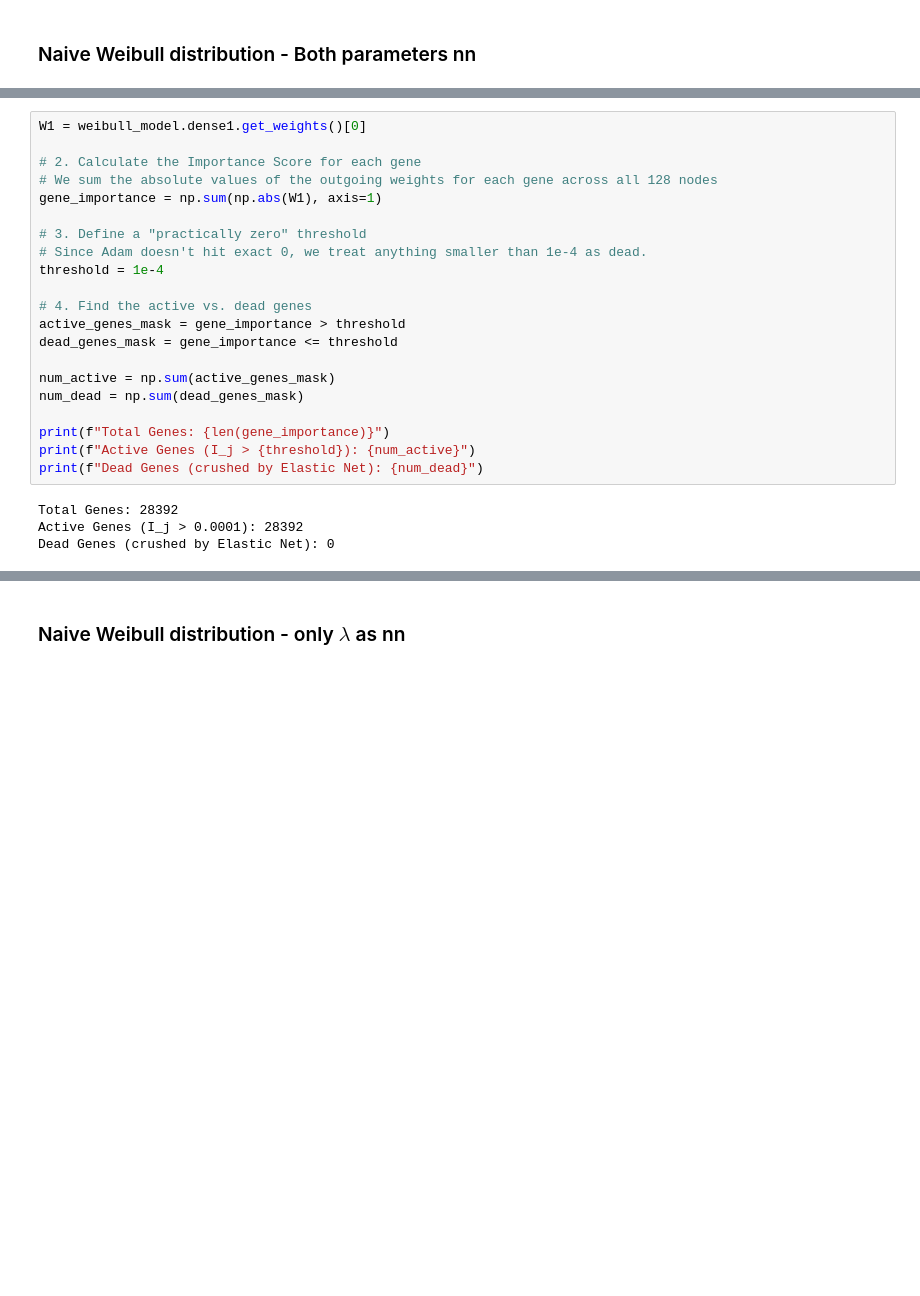
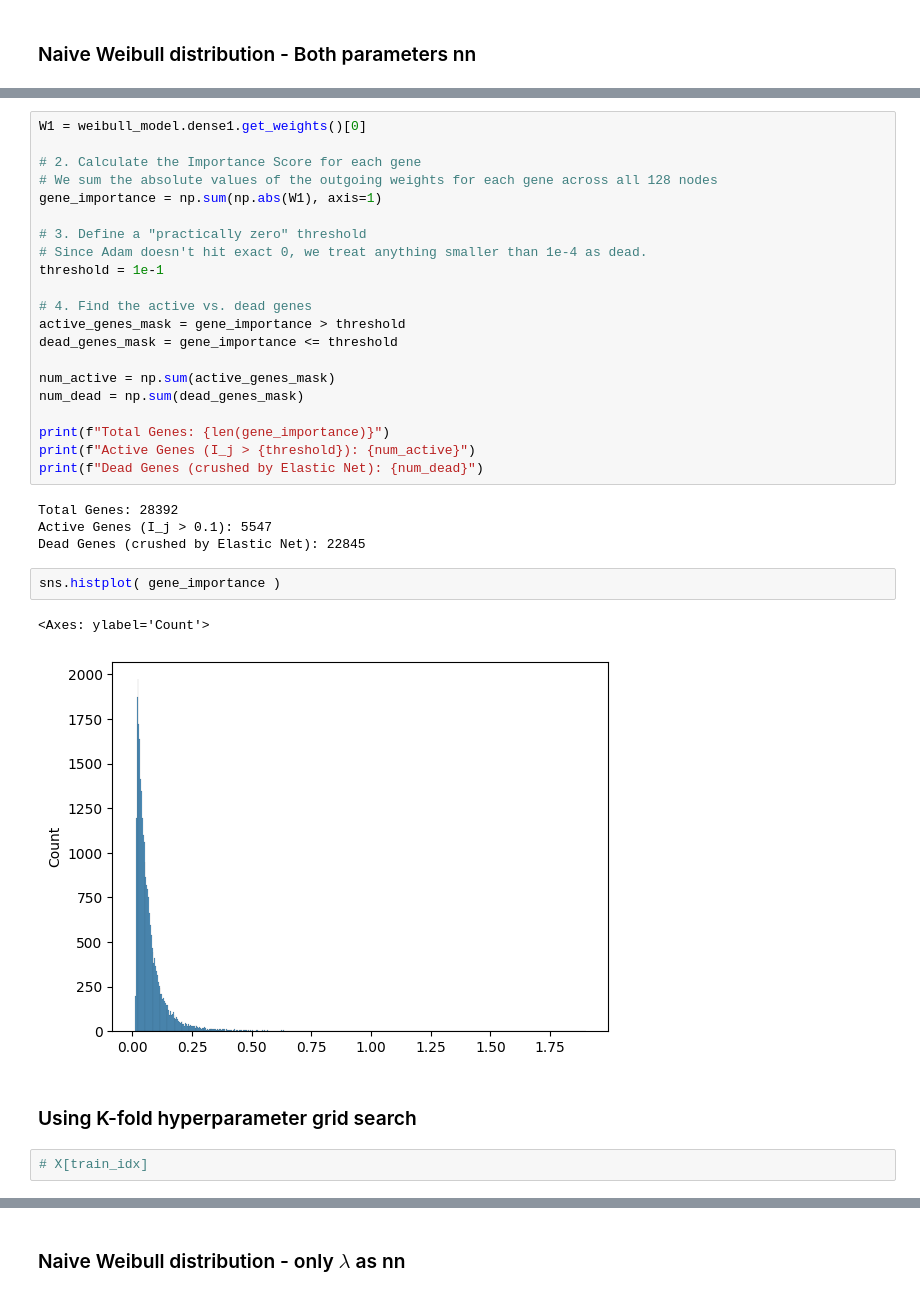
Before and after one commit to nhilariosilva/thetaflow_method_paper, a Jupyter notebook: TCGA-BRCA/TCGA-BRCA.ipynb, the cells around one changed output, grey strips where cells are left out. Cells and saved outputs as stored; diff of their text form; blank space fills up the shorter version.

```diff
--- a/TCGA-BRCA/TCGA-BRCA.ipynb
+++ b/TCGA-BRCA/TCGA-BRCA.ipynb
@@ -316,7 +349,7 @@ gene_importance = np.sum(np.abs(W1), axis=1)
 
 # 3. Define a "practically zero" threshold
 # Since Adam doesn't hit exact 0, we treat anything smaller than 1e-4 as dead.
-threshold = 1e-4
+threshold = 1e-1
 
 # 4. Find the active vs. dead genes
 active_genes_mask = gene_importance > threshold
@@ -330,5 +363,14 @@ print(f"Active Genes (I_j > {threshold}): {num_active}")
 print(f"Dead Genes (crushed by Elastic Net): {num_dead}")
 # %% [output]
 Total Genes: 28392
-Active Genes (I_j > 0.0001): 28392
-Dead Genes (crushed by Elastic Net): 0
+Active Genes (I_j > 0.1): 5547
+Dead Genes (crushed by Elastic Net): 22845
+# %%
+sns.histplot( gene_importance )
+# %% [output]
+<Axes: ylabel='Count'>
+[figure, added]
+# %% [markdown]
+### Using K-fold hyperparameter grid search
+# %%
+# X[train_idx]
```
Also changed, not shown: parts of 26 cells of this notebook, 2 other files.
